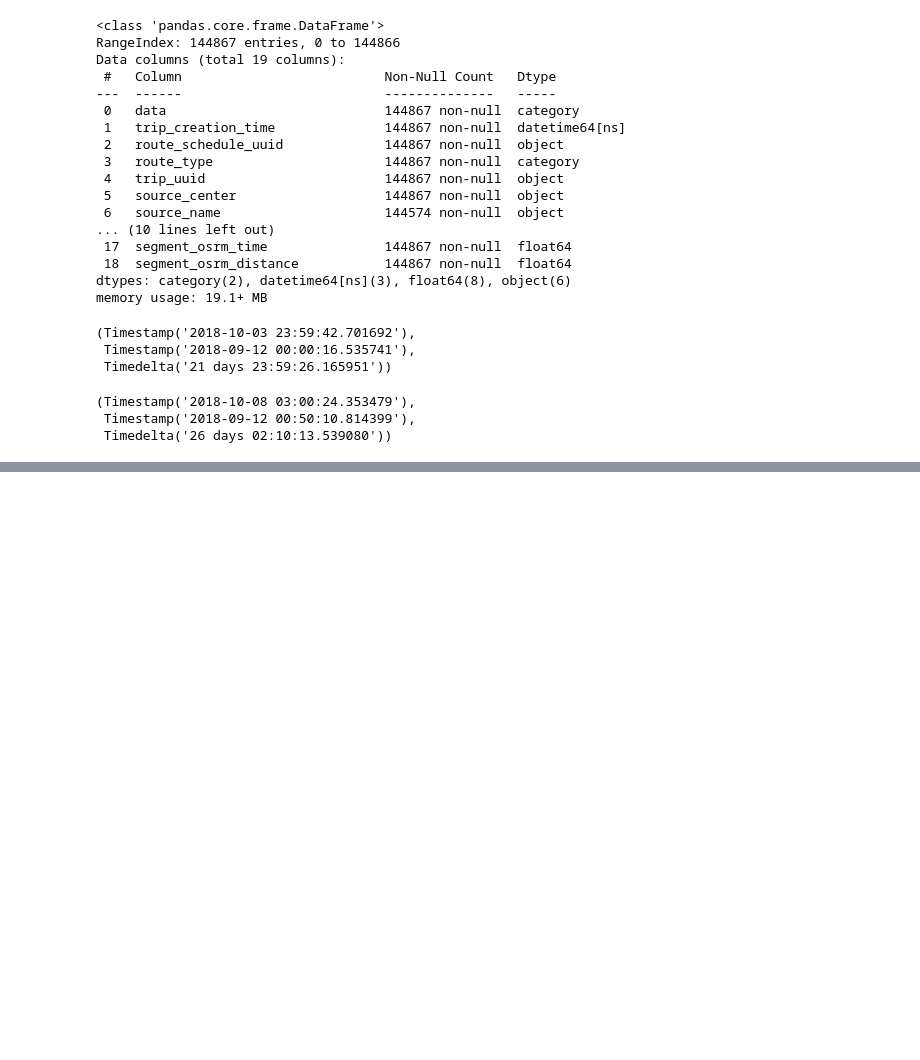
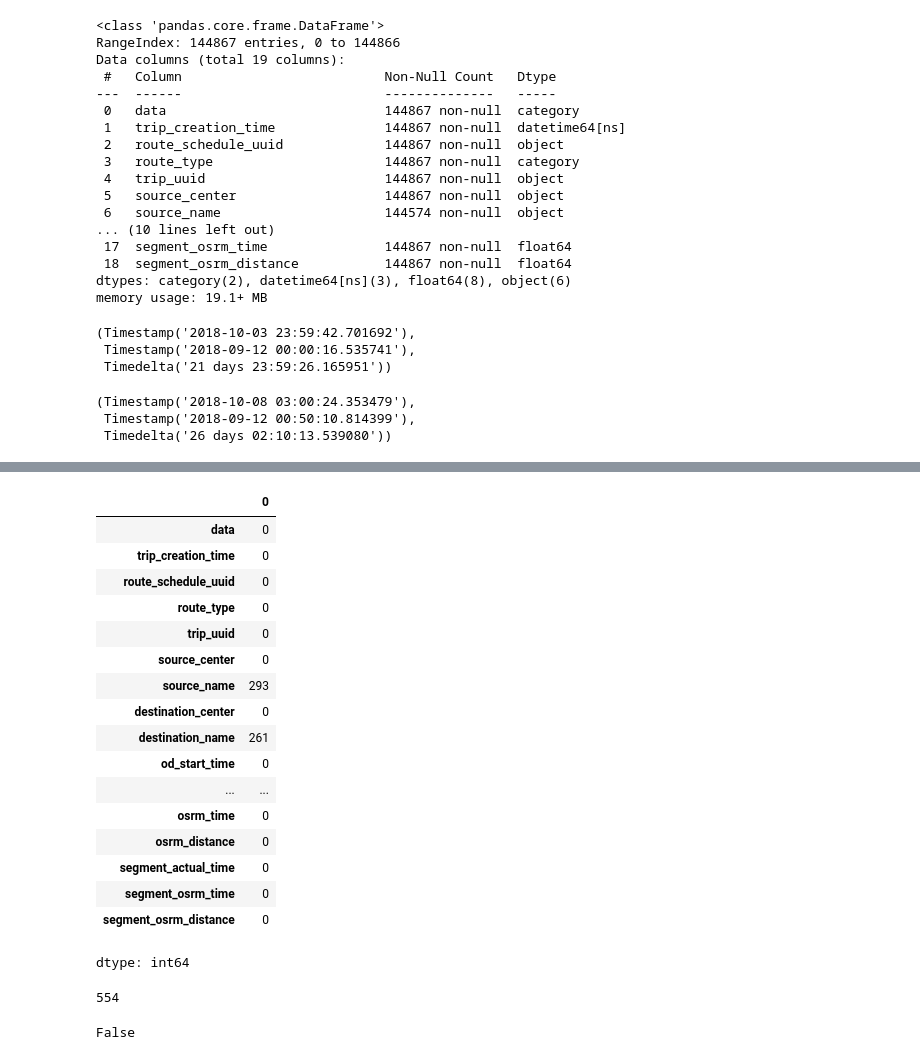
Before and after one commit to sr606/Python-Practice, a Jupyter notebook: Business_Case_Delhivery_Feature_Engineering.ipynb, the cells around one changed output, grey strips where cells are left out. Drawn from its saved outputs; the diff is of its cells as text; code cells hidden in the pictures; blank space fills up the shorter version.

```diff
--- a/Business_Case_Delhivery_Feature_Engineering.ipynb
+++ b/Business_Case_Delhivery_Feature_Engineering.ipynb
@@ -319,0 +351,25 @@ dd['od_end_time'].max(), dd['od_end_time'].min(),dd['od_end_time'].max() - dd['o
+# %%
+dd.isna().sum()
+# %% [output]
+|  | 0 |
+| data | 0 |
+| trip_creation_time | 0 |
+| route_schedule_uuid | 0 |
+| route_type | 0 |
+| trip_uuid | 0 |
+| source_center | 0 |
+| source_name | 293 |
+| destination_center | 0 |
+| destination_name | 261 |
+| od_start_time | 0 |
+| ... | ... |
+| osrm_time | 0 |
+| osrm_distance | 0 |
+| segment_actual_time | 0 |
+| segment_osrm_time | 0 |
+| segment_osrm_distance | 0 |
+dtype: int64
+# %%
+293+261
+# %% [output]
+554
@@ -319,0 +378,4 @@ dd['od_end_time'].max(), dd['od_end_time'].min(),dd['od_end_time'].max() - dd['o
+# %%
+df.isna().sum().any()
+# %% [output]
+False
```
Also changed, not shown: parts of 15 cells of this notebook.
